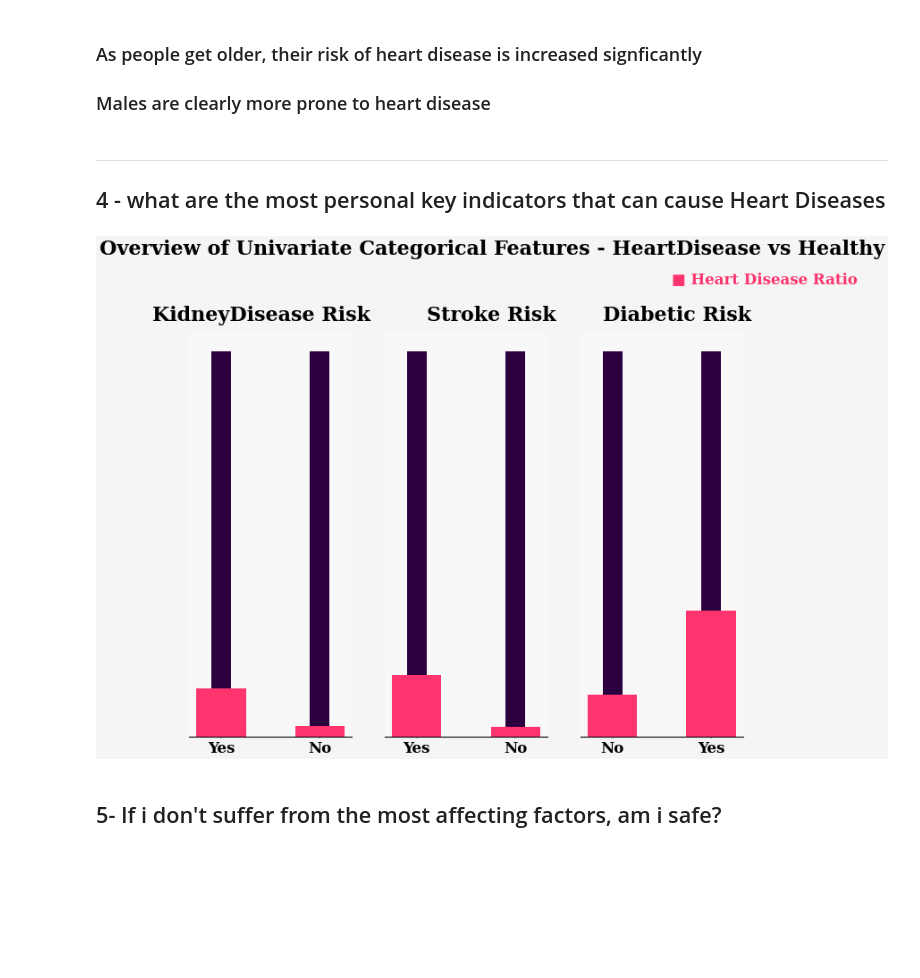
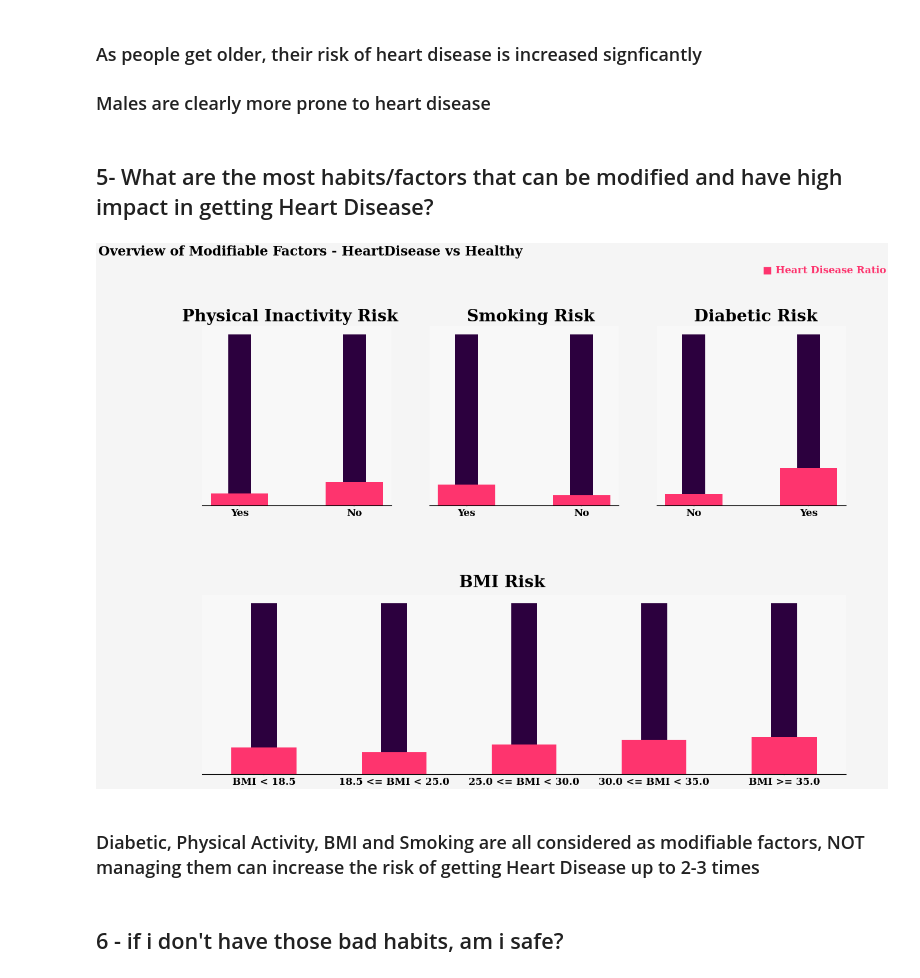
Before and after one commit to PrinceEGY/Heart-Disease-Prediction, a Jupyter notebook: EDA/Heart Diseaes EDA.ipynb, the cells around one changed output. Cells and saved outputs as stored; diff of their text form; code cells hidden in the pictures; blank space fills up the shorter version.

```diff
--- a/EDA/Heart Diseaes EDA.ipynb
+++ b/EDA/Heart Diseaes EDA.ipynb
@@ -301,21 +301,21 @@ plt.show()
 # %% [markdown]
 ### As people get older, their risk of heart disease is increased signficantly
 ### Males are clearly more prone to heart disease
-# %% [markdown]
------------
-## 4 - what are the most personal key indicators that can cause Heart Diseases
+# %% [markdown]
+## 5- What are the most habits/factors that can be modified and have high impact in getting Heart Disease?
 # %%
-fig = plt.figure(figsize = (20,15),dpi = 40)
+fig = plt.figure(figsize = (35,25),dpi = 40)
 
-gs = fig.add_gridspec(1,3)
+gs = fig.add_gridspec(2,3)
 gs.update(wspace = 0.2, hspace = 0.5)
 
 
 ax1 = fig.add_subplot(gs[0,0])
 ax2 = fig.add_subplot(gs[0,1])
 ax3 = fig.add_subplot(gs[0,2])
+ax4 = fig.add_subplot(gs[1,:])
 
-axes = [ax1, ax2, ax3]
+axes = [ax1, ax2, ax3, ax4]
 
 fig.patch.set_facecolor('#f5f5f5')
 
@@ -329,7 +329,7 @@ for ax in axes:
         ax.spines[loc].set_linewidth(2)
 
 
-title_args = {'font':'Serif', 'weight':'bold','color': 'black', 'size':40}
+title_args = {'font':'Serif', 'weight':'bold','color': 'black', 'size':50}
 font_dict = {'size':30, 'family':'Serif', 'color':'black', 'weight':'bold'}
 health_dict = {'font':'Serif', 'color': '#2c003e', 'size':20, 'weight':'bold'}
 dash_dict = {'font':'Serif', 'color': 'black', 'size':20,'weight':'bold'}
@@ -337,45 +337,58 @@ stroke_dict = {'font':'Serif', 'color': '#fe346e', 'size':20,'weight':'bold'}
 
 stroke_col = '#fe346e'
 healthy_col = '#2c003e'
 
-# ax1: KidneyDisease - HeartDisease distributions
-healthy_gen = df[df['HeartDisease'] == "No"].KidneyDisease.value_counts(normalize=True)
-hd_gen = df[df['HeartDisease'] == 'Yes'].KidneyDisease.value_counts(normalize=True)
+# ax1: PhysicalActivity - HeartDisease distributions
+healthy_gen = df[df['PhysicalActivity'] == "No"].HeartDisease.value_counts(normalize=True)
+hd_gen = df[df['PhysicalActivity'] == 'Yes'].HeartDisease.value_counts(normalize=True)
 
 ax1.bar(['Yes','No'] , height = [1,1], width = 0.2,color = healthy_col)
 ax1.bar( hd_gen.index, height = [healthy_gen['Yes'], hd_gen['Yes']], width = 0.5,color= stroke_col)
 ax1.set_xticklabels(['Yes','No'], **font_dict)
 
-ax1.text(-0.7,1.08, 'KidneyDisease Risk',**title_args)
+ax1.text(-0.5,1.08, 'Physical Inactivity Risk',**title_args)
 
 
-# ax2: Stroke - HeartDisease distributions
-healthy_gen = df[df['HeartDisease'] == "No"].Stroke.value_counts(normalize=True)
-hd_gen = df[df['HeartDisease'] == 'Yes'].Stroke.value_counts(normalize=True)
+# ax2: Smoking - HeartDisease distributions
+healthy_gen = df[df['Smoking'] == "No"].HeartDisease.value_counts(normalize=True)
+hd_gen = df[df['Smoking'] == "Yes"].HeartDisease.value_counts(normalize=True)
 
 ax2.bar(['Yes','No'] , height = [1,1], width = 0.2,color = healthy_col)
 ax2.bar( hd_gen.index, height = [healthy_gen['Yes'], hd_gen['Yes']], width = 0.5,color= stroke_col)
 ax2.set_xticklabels(['Yes', 'No'],**font_dict)
 
-ax2.text(0.1,1.08, 'Stroke Risk',**title_args)
+ax2.text(0,1.08, 'Smoking Risk',**title_args)
 
 
 # ax3: Diabetic - HeartDisease distributions
-healthy_gen = df[df['HeartDisease'] == "No"].Diabetic.value_counts(normalize=True)
-hd_gen = df[df['HeartDisease'] == 'Yes'].Diabetic.value_counts(normalize=True)
+healthy_gen = df[df['Diabetic'] == "No"].HeartDisease.value_counts(normalize=True)
+hd_gen = df[df['Diabetic'] == 'Yes'].HeartDisease.value_counts(normalize=True)
 
 ax3.bar( ['Yes','No'] , height = [1,1], width = 0.2,color = healthy_col)
 ax3.bar( np.arange(2) , height = [healthy_gen['Yes'], hd_gen['Yes']], width = 0.5,color= stroke_col )
 ax3.set_xticklabels(healthy_gen.index, **font_dict)
 
-ax3.text(-0.1,1.08, 'Diabetic Risk',**title_args)
+ax3.text(0,1.08, 'Diabetic Risk',**title_args)
 
+# ax4: BMI - HeartDisease distributions
+
+df_plot = df.groupby('BMICategory')['HeartDisease'].value_counts(normalize = True).mul(100)
+df_plot = df_plot.rename('percent').reset_index()
+val = df_plot[df_plot['HeartDisease']=='Yes'].drop(['HeartDisease', 'BMICategory'],axis=1)
+labels = ['BMI < 18.5', '18.5 <= BMI < 25.0', '25.0 <= BMI < 30.0', '30.0 <= BMI < 35.0' ,'BMI >= 35.0']
+ax4.bar( pd.unique(df_plot.BMICategory), height = [1] * len(pd.unique(df_plot.BMICategory)), width = 0.2,color = healthy_col)
+ax4.bar( np.arange(5) , height = val.percent.values/50, width = 0.5,color= stroke_col)
+ax4.set_xticklabels(labels, **font_dict)
+
+ax4.text(1.5,1.1, 'BMI Risk',**title_args)
 
 fig.text(0.8,0.97, '■ Heart Disease Ratio',{'font':'Serif', 'color': '#fe346e', 'size':30,'weight':'bold'})
-fig.text(0,1.025, 'Overview of Univariate Categorical Features - HeartDisease vs Healthy', {'font':'Serif', 'color':'black','size':40, 'weight':'bold'})
+fig.text(0,1, 'Overview of Modifiable Factors - HeartDisease vs Healthy', {'font':'Serif', 'color':'black','size':40, 'weight':'bold'})
 
 fig.show()
 # %% [output]
-[figure, old version]
+[figure, new version]
+# %% [markdown]
+### Diabetic, Physical Activity, BMI and Smoking are all considered as modifiable factors, NOT managing them can increase the risk of getting Heart Disease up to 2-3 times
 # %% [markdown]
-## 5- If i don't suffer from the most affecting factors, am i safe?
+## 6 - if i don't have those bad habits, am i safe?
```
Also changed, not shown: parts of 14 cells of this notebook, 1 other file.
